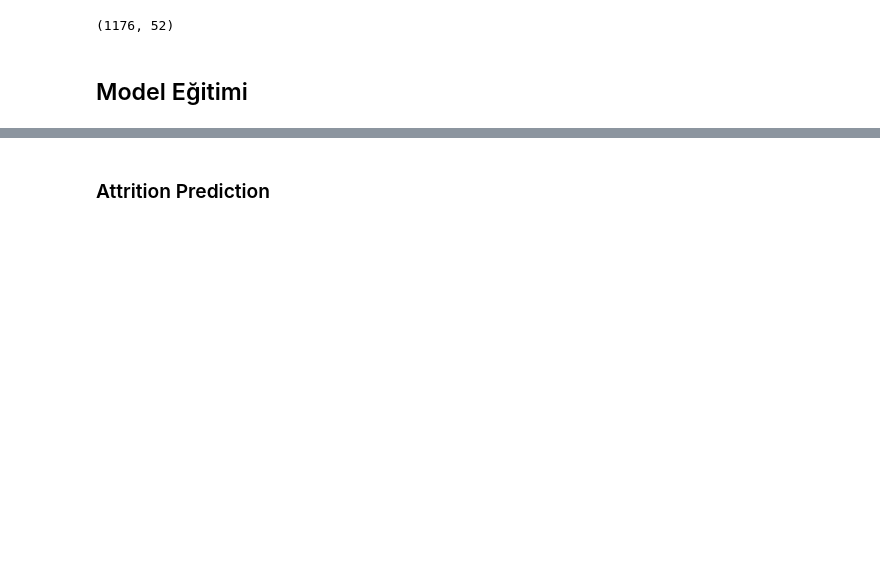
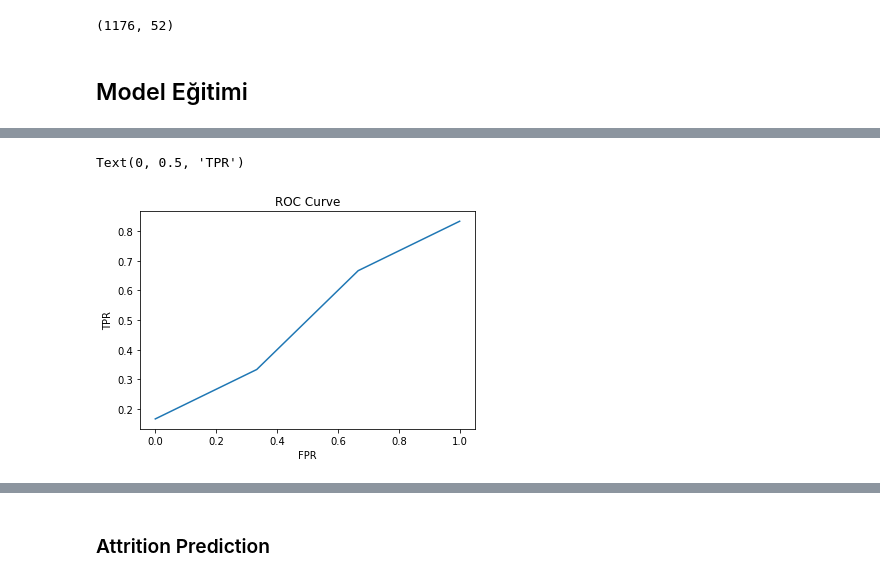
Before and after one commit to dsbootcamp-projects-2022-1/dsbootcamp2022-hr-attrition-prediction-project-vlkan, a Jupyter notebook: Project Template.ipynb, the cells around one changed output, grey strips where cells are left out. Drawn from its saved outputs; the diff is of its cells as text; code cells hidden in the pictures; blank space fills up the shorter version.

```diff
--- a/Project Template.ipynb
+++ b/Project Template.ipynb
@@ -980,0 +983,8 @@ pd.DataFrame({
+# %%
+ax = sns.lineplot(x=fpr, y=tpr, ci=None)
+ax.set_title('ROC Curve')
+ax.set_xlabel('FPR')
+ax.set_ylabel('TPR')
+# %% [output]
+Text(0, 0.5, 'TPR')
+[figure, added]
```
Also changed, not shown: parts of 61 cells of this notebook, 8 other files.
